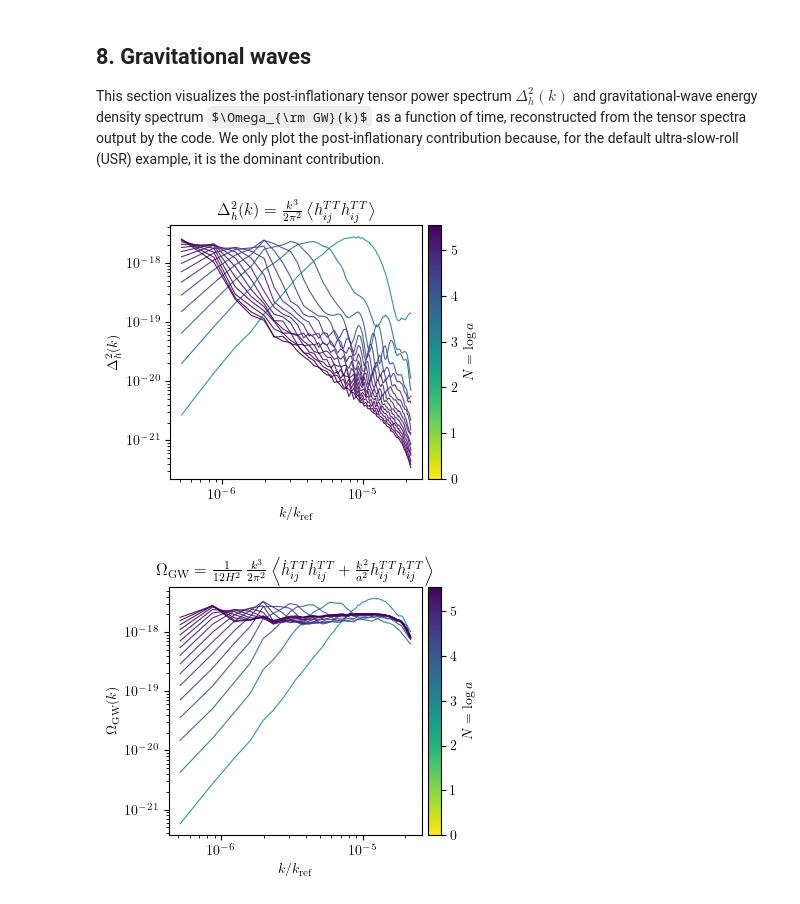
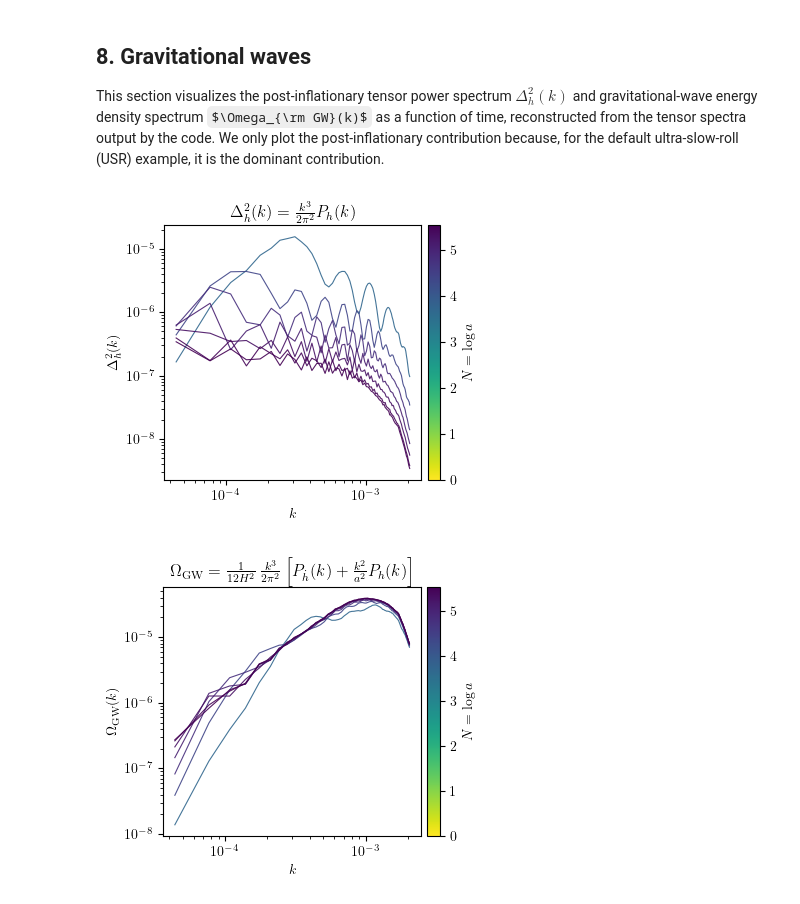
Before and after one commit to caravangelo/inflation-easy, a Jupyter notebook: notebooks/plot.ipynb, the cells around one changed output. Drawn from its saved outputs; the diff is of its cells as text; code cells hidden in the pictures; some formulas as TeX source.

```diff
--- a/notebooks/plot.ipynb
+++ b/notebooks/plot.ipynb
@@ -37,7 +40,7 @@ def loadtxt_clean(fname):
 s = loadtxt_clean(path + 'spectra.dat')
 sN = loadtxt_clean(path + 'spectraN.dat')
 k_list = loadtxt_clean(path + 'modes.dat')
-st = loadtxt_clean(path + 'spectratimes.dat')
+st = np.atleast_2d(loadtxt_clean(path + 'spectratimes.dat'))
 f = loadtxt_clean(path + 'means.dat')
 fv = loadtxt_clean(path + 'velocity.dat')
 sf = loadtxt_clean(path + 'sf.dat')
@@ -46,8 +49,8 @@ energy = loadtxt_clean(path + 'energy.dat')
 # Load histogram and spectrum data
 sh = loadtxt_clean(path + 'histogram.dat')
 sh_zeta = loadtxt_clean(path + 'histogramN.dat')
-sht = loadtxt_clean(path + 'histogramtimes.dat')
-sht_zeta = loadtxt_clean(path + 'histogramtimesN.dat')
+sht = np.atleast_2d(loadtxt_clean(path + 'histogramtimes.dat'))
+sht_zeta = np.atleast_2d(loadtxt_clean(path + 'histogramtimesN.dat'))
 # %% [markdown]
 ## 3. Inflaton Mean and Velocity
 We analyze how the mean inflaton field $\langle\phi\rangle$ and its velocity $\langle\dot\phi\rangle$ evolve during the simulation.
@@ -122,7 +125,7 @@ num_to_plot = 20
 time_indices = np.linspace(0, n_steps - 1, num_to_plot, dtype=int)
 
 # Compute e-folds N = log(a) at each index
-efolds = np.log(sf[:, 1])
+efolds = np.log(st[:, 1])
 efolds_to_plot = efolds[time_indices]
 
 # Normalize for colormap based on e-folds
@@ -194,9 +202,10 @@ plt.show()
 We can also plot the PDF of $\delta\phi$ at different times
 # %%
 # Split the concatenated histogram data
-PDF_inflaton_n = [sh[i:i+nbins] for i in range(0, len(sh), nbins)]
-PDF_inflaton_x = [sht[l,2] + sht[l,3] * np.linspace(0, nbins, nbins)
-                  for l in range(len(PDF_inflaton_n))]
+prob_inflaton = [sh[i:i+nbins] for i in range(0, len(sh), nbins)]
+PDF_inflaton_n = [prob_inflaton[l] / sht[l, 3] for l in range(len(prob_inflaton))]
+PDF_inflaton_x = [sht[l, 2] + (np.arange(nbins) + 0.5) * sht[l, 3]
+                  for l in range(len(prob_inflaton))]
 
 # Number of time steps (same as number of PDFs)
 n_steps = len(PDF_inflaton_n)
@@ -204,7 +213,7 @@ num_to_plot = 20
 time_indices = np.linspace(0, n_steps - 1, num_to_plot, dtype=int)
 
 # Compute e-folds for coloring
-efolds = np.log(sf[:, 1])
+efolds = np.log(sht[:, 1])
 efolds_to_plot = efolds[time_indices]
 
 # Normalize colormap using e-folds
@@ -218,7 +227,7 @@ fig, ax = plt.subplots(figsize=(5, 4))
 for t_idx, N in zip(time_indices, efolds_to_plot):
     x_phi = PDF_inflaton_x[t_idx]
     y_phi = PDF_inflaton_n[t_idx]
-    mean_phi = np.sum(x_phi * y_phi)
+    mean_phi = np.sum(x_phi * prob_inflaton[t_idx])
     zeta_linear = x_phi - mean_phi
     ax.semilogy(zeta_linear, y_phi, lw=0.8, alpha=0.9, color=cmap(norm(N)))
 
@@ -360,7 +369,12 @@ contribution.
 # Load post-inflation outputs (same loading style as the rest of the notebook)
 sGW_post = np.loadtxt(path + 'post_inflation/spectraGW.dat')
 sOmegaGW_post = np.loadtxt(path + 'post_inflation/spectraGWdot.dat')
-sf_post = np.loadtxt(path + 'post_inflation/sf.dat')
+sf_post = np.atleast_2d(np.loadtxt(path + 'post_inflation/sf.dat'))
+st_post = np.atleast_2d(np.loadtxt(path + 'post_inflation/spectratimes.dat'))
+spectrum_sf_indices = np.array([
+    np.argmin(np.abs(sf_post[:, 0] - spectrum_time))
+    for spectrum_time in st_post[:, 0]
+])
 
 # Split concatenated spectra into per-time lists (same logic as scalar spectra)
 spectrumGW_list_post = [
@@ -372,7 +386,9 @@ spectrumOmegaGW_list_post = [
     for i in range(0, len(sOmegaGW_post[:, 0]), len(k_list))
 ]
 
-# k-range selection
+# Display range for this example: omit the zero mode and the most UV bins.
+# The code outputs every bin; determine the trusted UV range through resolution
+# and stencil-order convergence rather than treating this plot choice as universal.
 lowcutoff_i = 1
 cutoff_i = len(k_list)-30
 
@@ -386,7 +402,7 @@ num_to_plot = min(20, n_steps)
 time_indices = np.linspace(0, n_steps - 1, num_to_plot, dtype=int)
 
 # E-folds N = log(a)
-efolds = np.log(sf_post[:, 1])
+efolds = np.log(st_post[:, 1])
 efolds_to_plot = efolds[time_indices]
 
 # Colormap normalized by e-folds
@@ -406,15 +422,14 @@ for t_idx, N in zip(time_indices, efolds_to_plot):
     ax_ph.loglog(k_vals, Delta_h2,
                  color=cmap(norm(N)), lw=0.8, alpha=0.9)
 
-ax_ph.set_xlabel(r'$k/k_{\rm ref}$')
+ax_ph.set_xlabel(r'$k$')
 ax_ph.set_ylabel(r'$\Delta_h^2(k)$')
 
 cbar_ph = fig_ph.colorbar(sm, ax=ax_ph, pad=0.02)
 cbar_ph.set_label(r'$N = \log a$')
 
 ax_ph.set_title(
-    r"$\Delta_h^2(k)=\frac{k^3}{2\pi^2}"
-    r"\left\langle h_{ij}^{TT} h_{ij}^{TT}\right\rangle$"
+    r"$\Delta_h^2(k)=\frac{k^3}{2\pi^2}P_h(k)$"
 )
 
 fig_ph.tight_layout()
@@ -422,36 +437,37 @@ fig_ph.tight_layout()
 plt.show()
 
 fig, ax = plt.subplots(figsize=(4, 3.5))
 
 for t_idx, N in zip(time_indices, efolds_to_plot):
     # Inputs are the two tensor spectra from the code outputs
     spec_hdot = spectrumOmegaGW_list_post[t_idx][lowcutoff_i:cutoff_i][mask]
     spec_h    = spectrumGW_list_post[t_idx][lowcutoff_i:cutoff_i][mask]
 
-    a = sf_post[t_idx, 1]
-    H = sf_post[t_idx, 2]  # H = \dot a / a
+    sf_row = sf_post[spectrum_sf_indices[t_idx]]
+    a = sf_row[1]
+    H = sf_row[2]  # H = \dot a / a
 
     # Build Omega_GW(k)
     term1 = spec_hdot
     term2 = (k_vals / a)**2 * spec_h
     Omega_GW = (1.0 / (12.0 * H**2)) * (k_vals**3 / (2.0 * np.pi**2)) * (term1 + term2)
 
     ax.loglog(k_vals, Omega_GW, color=cmap(norm(N)), lw=0.8, alpha=0.9)
 
-ax.set_xlabel(r'$k/k_{\rm ref}$')
+ax.set_xlabel(r'$k$')
 ax.set_ylabel(r'${\Omega_{\rm GW}}(k)$')
 
 cbar = fig.colorbar(sm, ax=ax, pad=0.02)
 cbar.set_label(r'$N = \log a$')
 
 ax.set_title(
     r"$\Omega_{\rm GW}= \frac{1}{12 H^2}\,\frac{k^3}{2\pi^2}"
-    r"\left\langle  \dot h_{ij}^{TT}\dot h_{ij}^{TT} + \frac{k^2}{a^2} h_{ij}^{TT}h_{ij}^{TT}\right\rangle$"
+    r"\left[P_{\dot h}(k) + \frac{k^2}{a^2}P_h(k)\right]$"
 )
 
 fig.tight_layout()
 #plt.savefig('plots/GW_post.pdf', dpi=300, bbox_inches='tight')
 plt.show()
 # %% [output]
-[figure, old version]
+[figure, new version]
-[figure, old version]
+[figure, new version]
```
Also changed, not shown: parts of 10 cells of this notebook, 36 other files.
